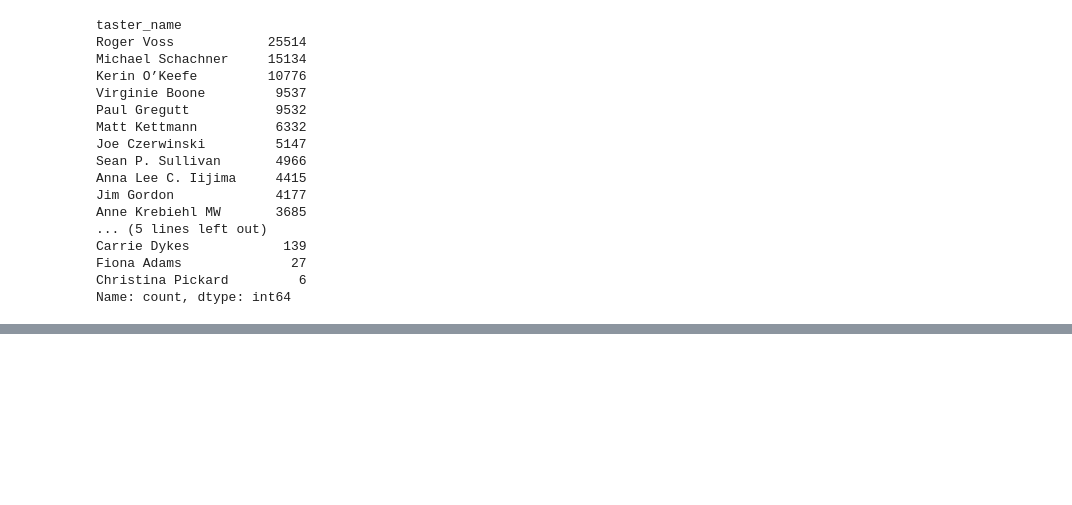
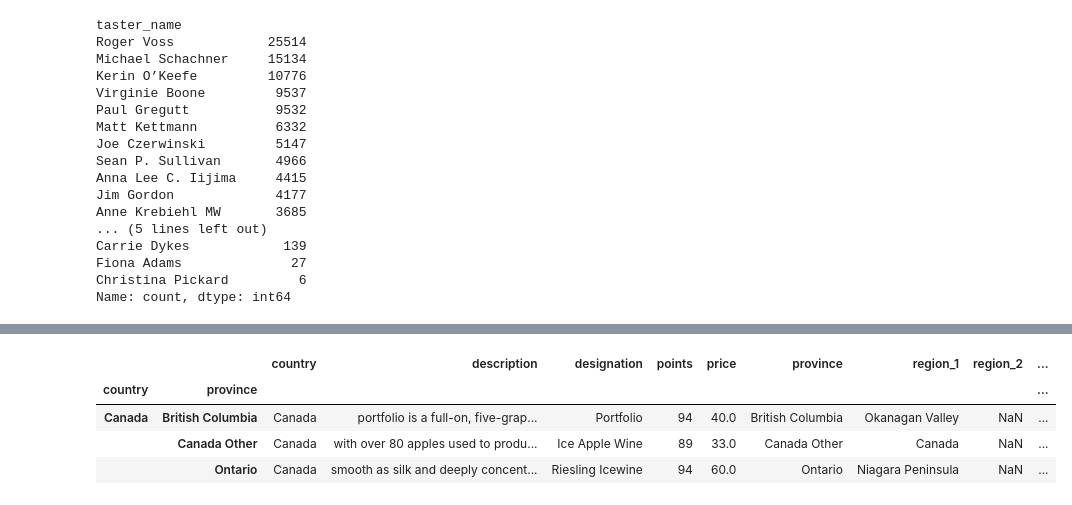
Before and after one commit to SyedaAnoosha/Data-Science-with-Python, a Jupyter notebook: Exploring Datasets/Wine Reviews/winemag_reviews_data.ipynb, the cells around one changed output, grey strips where cells are left out. Saved outputs shown, nothing was run; the diff lists cells and outputs as text; code cells hidden in the pictures; blank space fills up the shorter version.

```diff
--- a/Exploring Datasets/Wine Reviews/winemag_reviews_data.ipynb
+++ b/Exploring Datasets/Wine Reviews/winemag_reviews_data.ipynb
@@ -292,0 +458,9 @@ Name: count, dtype: int64
+# %%
+# for only Canada's result
+wine_reviews[wine_reviews['country'] == 'Canada'].groupby(['country', 'province']).apply(lambda df: df.loc[df.points.idxmax()])
+# %% [output]
+|  |  | country | description | designation | points | price | province | region_1 | region_2 | ... |
+| country | province |  |  |  |  |  |  |  |  | ... |
+| Canada | British Columbia | Canada | portfolio is a full-on, five-grap... | Portfolio | 94 | 40.0 | British Columbia | Okanagan Valley | NaN | ... |
+|  | Canada Other | Canada | with over 80 apples used to produ... | Ice Apple Wine | 89 | 33.0 | Canada Other | Canada | NaN | ... |
+|  | Ontario | Canada | smooth as silk and deeply concent... | Riesling Icewine | 94 | 60.0 | Ontario | Niagara Peninsula | NaN | ... |
```
Also changed, not shown: parts of 13 cells of this notebook.
